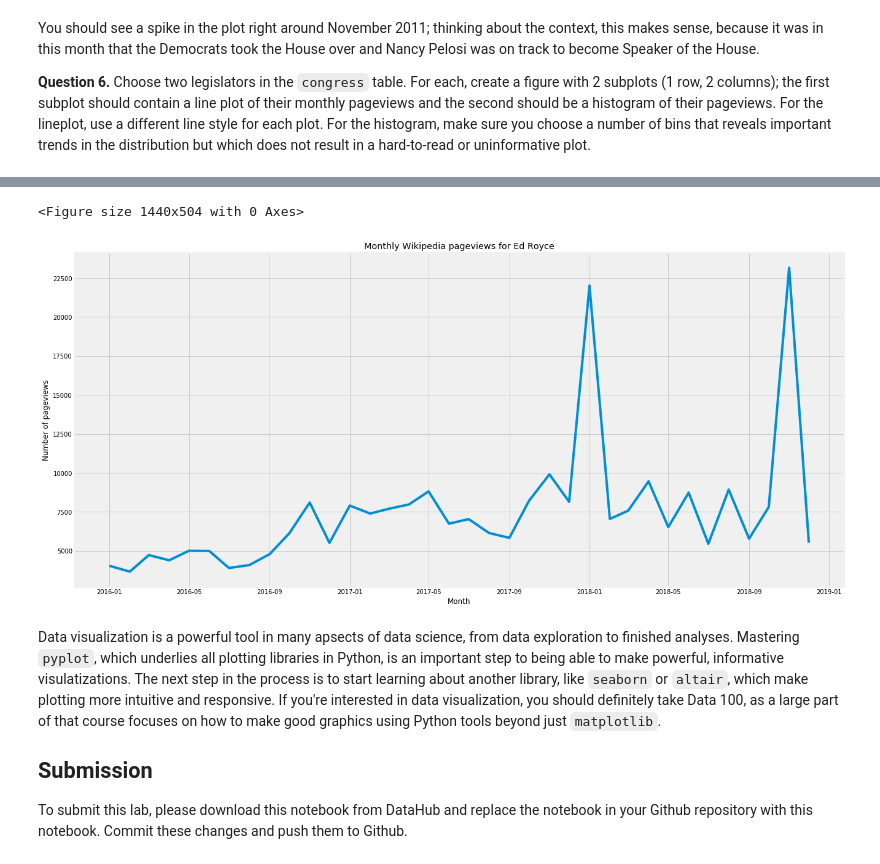
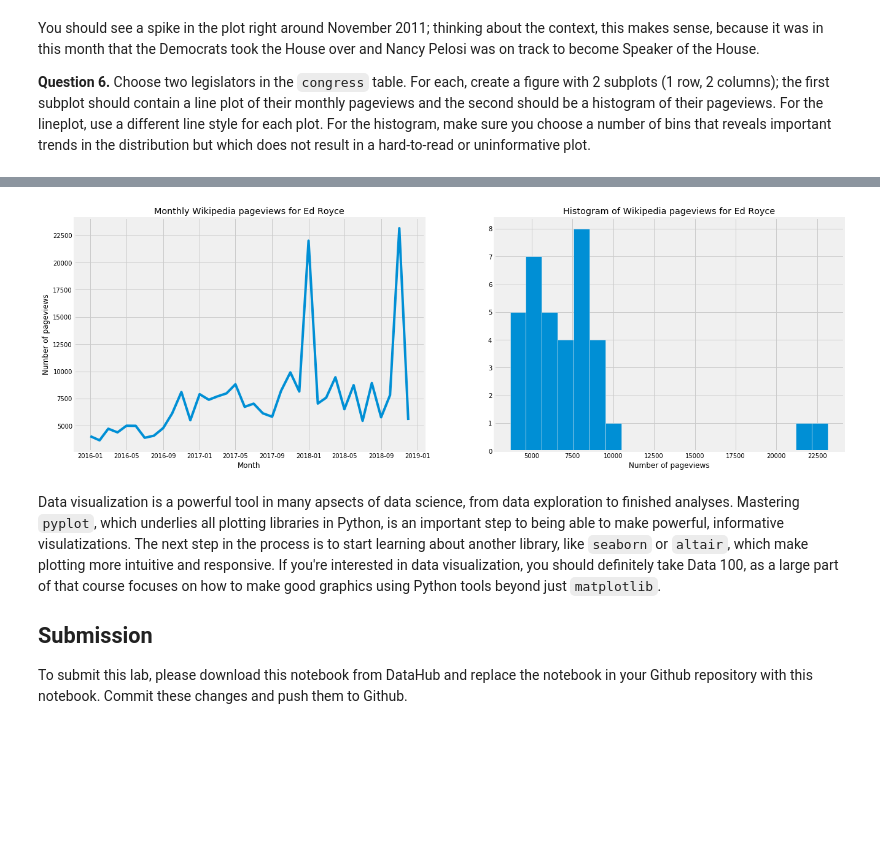
Before and after one commit to ls88-openscienceconnector/lab05-hasanm133, a Jupyter notebook: lab05.ipynb, the cells around one changed output, grey strips where cells are left out. Saved outputs shown, nothing was run; the diff lists cells and outputs as text; code cells hidden in the pictures; blank space fills up the shorter version.

```diff
--- a/lab05.ipynb
+++ b/lab05.ipynb
@@ -250,18 +256,21 @@ plt.ylabel('Number of pageviews');
 # %%
 # 2nd Legislator: [Ed Royce]
-
+royce = congress.select('Month', 'Ed_Royce')
 plt.figure(figsize=[20, 7])
 
-royce = congress.select('Month', 'Ed_Royce')
 
-plt.figure(figsize=[20, 10])
+plt.subplot(121)
 plt.plot(royce['Month'], royce['Ed_Royce'])
 plt.title('Monthly Wikipedia pageviews for Ed Royce')
 plt.xlabel('Month')
-plt.ylabel('Number of pageviews');
+plt.ylabel('Number of pageviews')
+
+plt.subplot(122)
+plt.hist(royce['Ed_Royce'], bins = 20)
+plt.title('Histogram of Wikipedia pageviews for Ed Royce')
+plt.xlabel('Number of pageviews');
 # %% [output]
-<Figure size 1440x504 with 0 Axes>
-[figure, old version]
+[figure, new version]
 # %% [markdown]
 Data visualization is a powerful tool in many apsects of data science, from data exploration to finished analyses. Mastering `pyplot`, which underlies all plotting libraries in Python, is an important step to being able to make powerful, informative visulatizations. The next step in the process is to start learning about another library, like `seaborn` or `altair`, which make plotting more intuitive and responsive. If you're interested in data visualization, you should definitely take Data 100, as a large part of that course focuses on how to make good graphics using Python tools beyond just `matplotlib`.
 
```
Also changed, not shown: parts of 3 cells of this notebook.
